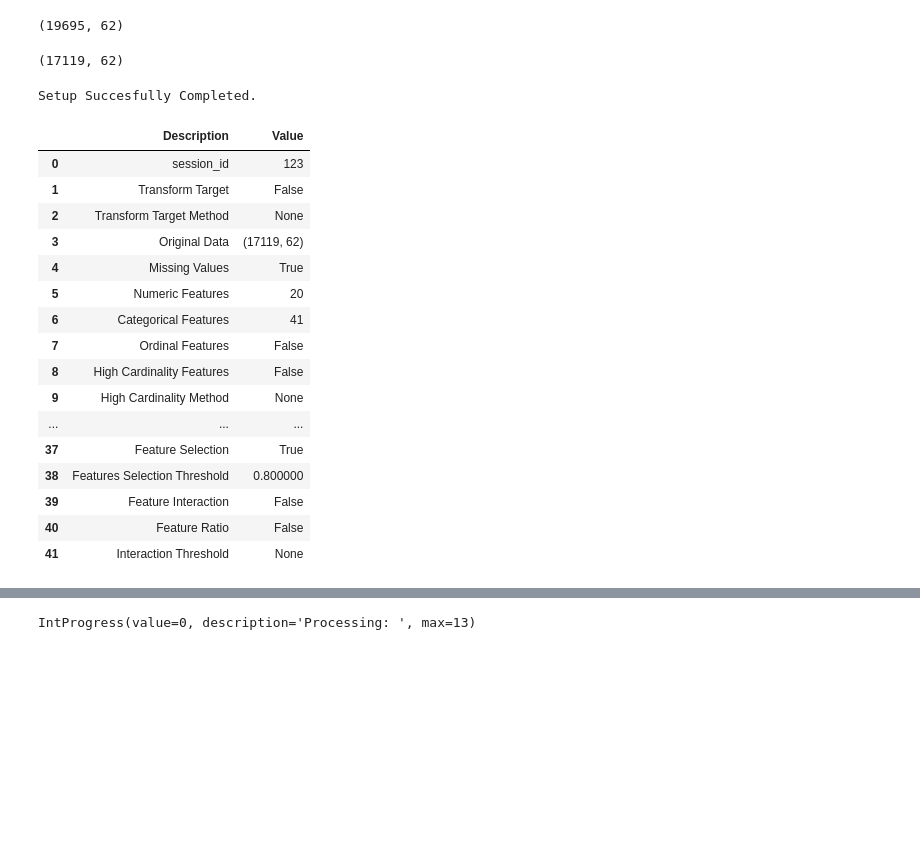
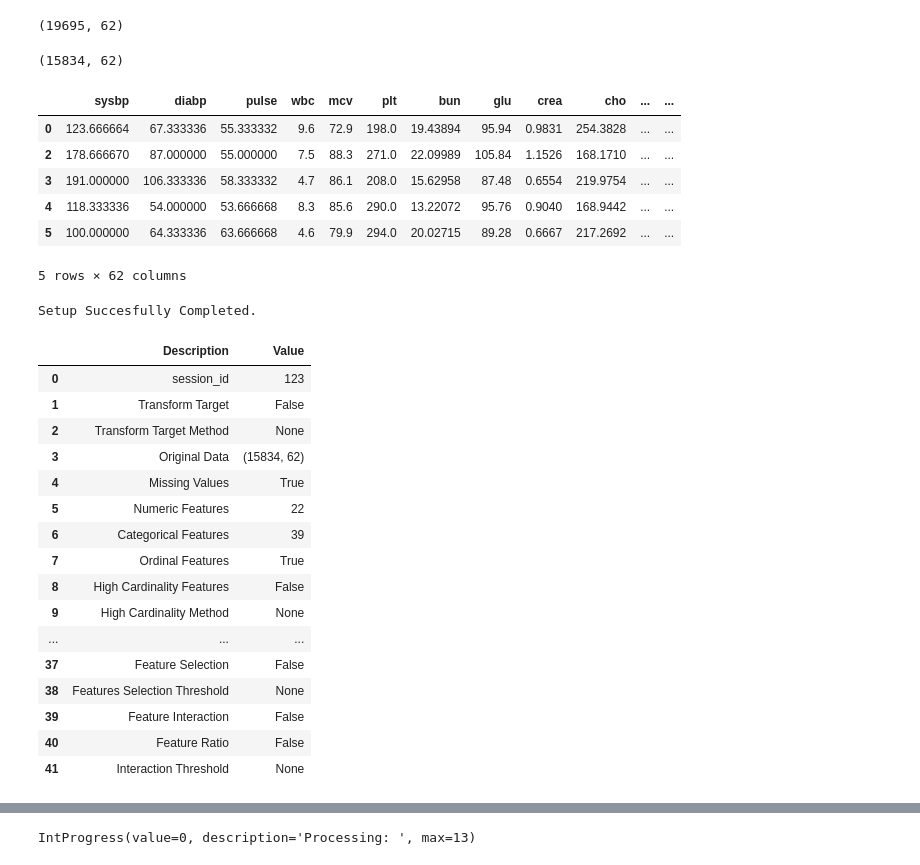
Before and after one commit to FoeinLove/DKU, a Jupyter notebook: task.ipynb, the cells around one changed output, grey strips where cells are left out. Drawn from its saved outputs; the diff is of its cells as text; code cells hidden in the pictures; blank space fills up the shorter version.

```diff
--- a/task.ipynb
+++ b/task.ipynb
@@ -456,32 +456,22 @@ m5 = df[bio+chronic+limit+cd+['age']]
 m5.shape
 # %% [output]
 (19695, 62)
-# %%
-m5 = m5.dropna(subset=['cysc'])
+# %%
+# cysc missing rate 13.1%
+# dlrc missing rate 7.2%
+# imrc missing rate 6.9%
+m5 = m5.dropna(subset=['cysc','dlrc','imrc'])
 # %%
 m5.shape
 # %% [output]
-(17119, 62)
+(15834, 62)
-# %%
-from pycaret.regression import *
-
-reg3 = setup(m5,target='age',feature_selection=True,ignore_low_variance=True,remove_multicollinearity=True,normalize=True,normalize_method = 'minmax',session_id=123)
-# %% [output]
-Setup Succesfully Completed.
-|  | Description | Value |
-| 0 | session_id | 123 |
-| 1 | Transform Target | False |
-| 2 | Transform Target Method | None |
-| 3 | Original Data | (17119, 62) |
-| 4 | Missing Values | True |
-| 5 | Numeric Features | 20 |
-| 6 | Categorical Features | 41 |
-| 7 | Ordinal Features | False |
-| 8 | High Cardinality Features | False |
-| 9 | High Cardinality Method | None |
-| ... | ... | ... |
-| 37 | Feature Selection | True |
-| 38 | Features Selection Threshold | 0.800000 |
-| 39 | Feature Interaction | False |
-| 40 | Feature Ratio | False |
-| 41 | Interaction Threshold | None |
+# %%
+m5.head()
+# %% [output]
+|  | sysbp | diabp | pulse | wbc | mcv | plt | bun | glu | crea | cho | ... | ... |
+| 0 | 123.666664 | 67.333336 | 55.333332 | 9.6 | 72.9 | 198.0 | 19.43894 | 95.94 | 0.9831 | 254.3828 | ... | ... |
+| 2 | 178.666670 | 87.000000 | 55.000000 | 7.5 | 88.3 | 271.0 | 22.09989 | 105.84 | 1.1526 | 168.1710 | ... | ... |
+| 3 | 191.000000 | 106.333336 | 58.333332 | 4.7 | 86.1 | 208.0 | 15.62958 | 87.48 | 0.6554 | 219.9754 | ... | ... |
+| 4 | 118.333336 | 54.000000 | 53.666668 | 8.3 | 85.6 | 290.0 | 13.22072 | 95.76 | 0.9040 | 168.9442 | ... | ... |
+| 5 | 100.000000 | 64.333336 | 63.666668 | 4.6 | 79.9 | 294.0 | 20.02715 | 89.28 | 0.6667 | 217.2692 | ... | ... |
+5 rows × 62 columns
@@ -488,3 +484,34 @@ Setup Succesfully Completed.
+# %%
+from pycaret.regression import *
+#feature_selection=True
+reg3 = setup(m5,target='age',ordinal_features = { 'shlta' : ['Very Poor','Poor','Fair','Good','Very good']
+                                                ,'slfmem' : ['Poor','Fair','Good','Very Good','Excellent']
+                                             #    numeric_features=['ser7','orient'],
+                                                ,'ser7' : ['0.0','1.0','2.0','3.0','4.0','5.0']
+                                                ,'orient' : ['0.0','1.0','2.0','3.0','4.0']
+                                             #   ,'dlrc' : ['0.0','1.0','2.0','3.0','4.0','5.0','6.0','7.0','8.0','9.0','10.0']
+                                             #   ,'imrc' : ['0.0','1.0','2.0','3.0','4.0','5.0','6.0','7.0','8.0','9.0','10.0']}
+                                                , ignore_low_variance=True,remove_multicollinearity=True,
+                                                normalize=True,normalize_method = 'minmax',session_id=123)
+# %% [output]
+Setup Succesfully Completed.
+|  | Description | Value |
+| 0 | session_id | 123 |
+| 1 | Transform Target | False |
+| 2 | Transform Target Method | None |
+| 3 | Original Data | (15834, 62) |
+| 4 | Missing Values | True |
+| 5 | Numeric Features | 22 |
+| 6 | Categorical Features | 39 |
+| 7 | Ordinal Features | True |
+| 8 | High Cardinality Features | False |
+| 9 | High Cardinality Method | None |
+| ... | ... | ... |
+| 37 | Feature Selection | False |
+| 38 | Features Selection Threshold | None |
+| 39 | Feature Interaction | False |
+| 40 | Feature Ratio | False |
+| 41 | Interaction Threshold | None |
 # %%
 compare_models()
 # %% [output]
```
Also changed, not shown: parts of 7 cells of this notebook, 5 other files.
